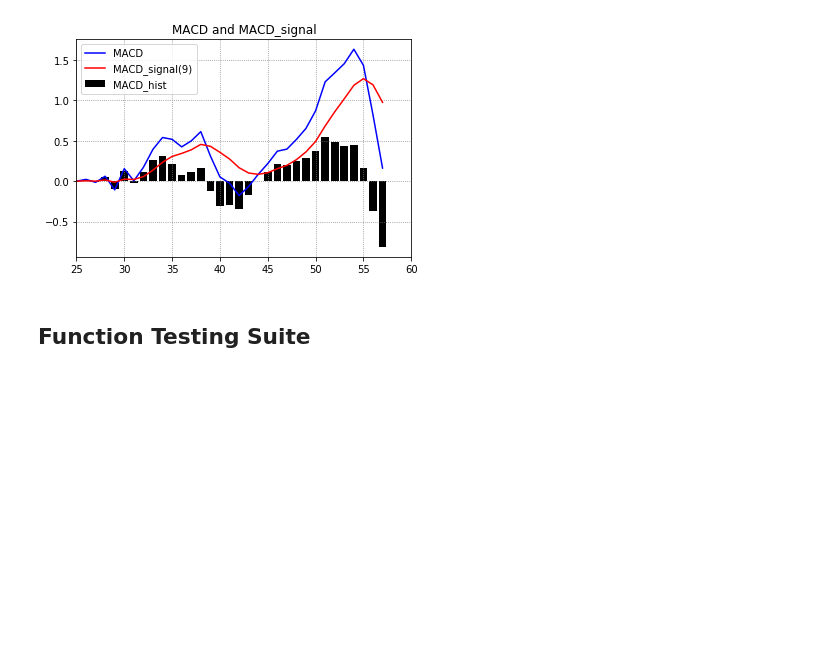
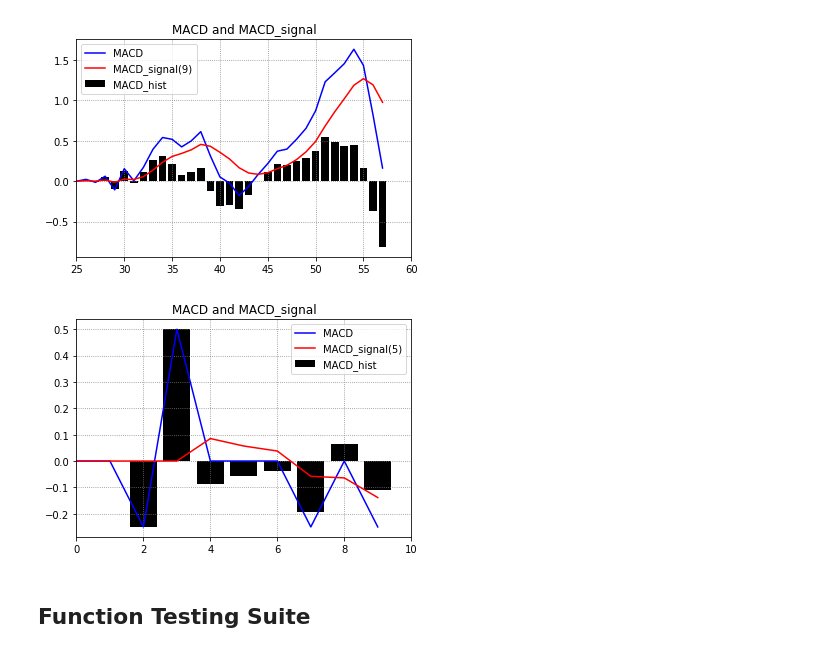
Before and after one commit to kilolux/fsp-demos, a Jupyter notebook: macd-demo.ipynb, the cells around one changed output. Drawn from its saved outputs; the diff is of its cells as text; code cells hidden in the pictures; blank space fills up the shorter version.

```diff
--- a/macd-demo.ipynb
+++ b/macd-demo.ipynb
@@ -49,3 +19,28 @@ def getMACD(signal_data, ema_short_period, ema_long_period, ema_signal_period):
+# %%
+# Given the signal data and the 3 periods, calculate all of the indicators.
+def getMACD(signal_data, ema_short_period, ema_long_period, macd_signal_period):
+
+    # Create timeline
+    x = np.arange(len(signal_data))
+
+    # Calculate Exponential Moving Averages
+    ema_short_data = getEMAdataset(signal_data, ema_short_period)
+    ema_long_data  = getEMAdataset(signal_data, ema_long_period)
+
+    # Calculate MACD
+    MACD = ema_short_data - ema_long_data
+    # for all initial values leading to the EMA_long_period, make zero.
+    # This cleans up the initial "spin-up" error.
+    MACD[0:ema_long_period] = 0
+
+    # Calculate EMA of the MACD
+    MACD_signal = getEMAdataset(MACD, macd_signal_period)
+
+    # Calculate MACD difference, which is plotted as a bar chart.
+    MACD_bars = MACD - MACD_signal
+
+    # Return Everything
+    return x, ema_short_data, ema_long_data, MACD, MACD_signal, MACD_bars
 # %% [markdown]
 ## Plotting Function
 # %%
@@ -115,6 +110,26 @@ plotMACD(x, myMACD, myMACD_signal, macd_signal_period, myMACD_hist, plot_x_start
 # %% [output]
 [figure]
 [figure]
+# %%
+# This cell for testing.
+value_data = np.array([10, 11, 10, 12, 12, 12, 12, 11, 11, 10])
+
+# MACD Parameters
+ema_short_period = 1
+ema_long_period = 2
+macd_signal_period = 5
+
+# Run Calculations
+x, short_data, long_data, MACD, MACD_signal, MACD_bars = getMACD(value_data, ema_short_period, ema_long_period, macd_signal_period)
+
+# MACD Plotting Parameters
+plot_x_start = 0
+plot_x_end = 10
+
+# Plot Results
+plotMACD(x, MACD, MACD_signal, macd_signal_period, MACD_bars, plot_x_start, plot_x_end)
+# %% [output]
+[figure, added]
 # %% [markdown]
 ## Function Testing Suite
 # %%
```
Also changed, not shown: parts of 5 cells of this notebook.
